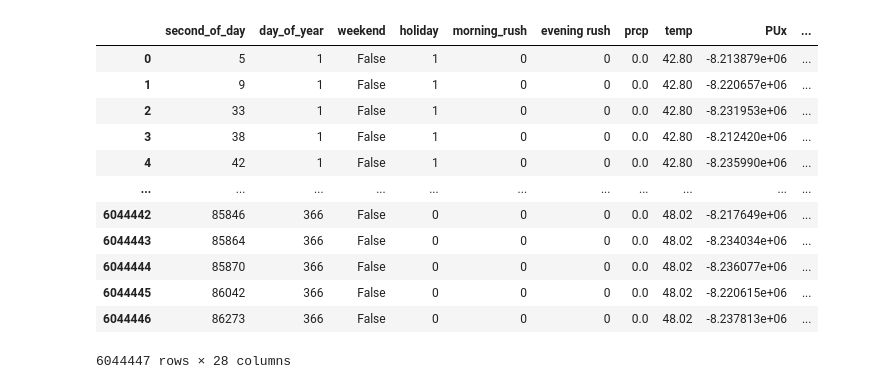
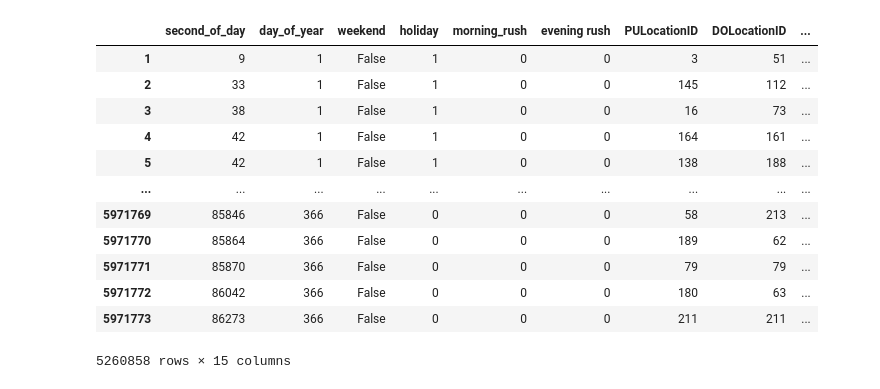
Before and after one commit to Krinnik/ny_ride_fair_optimization, a Jupyter notebook: nik_folder/nik_model_2_test.ipynb, the cells around one changed output. Saved outputs shown, nothing was run; the diff lists cells and outputs as text; code cells hidden in the pictures.

```diff
--- a/nik_folder/nik_model_2_test.ipynb
+++ b/nik_folder/nik_model_2_test.ipynb
@@ -44,0 +99,25 @@ df
+# %%
+'''pickup_lat_col = 'PUy'
+pickup_lon_col = 'PUx'
+dropoff_lat_col = 'DOy'
+dropoff_lon_col = 'DOx'
+
+def calculate_geodesic_distance_vectorized(row):
+    pickup = (row[pickup_lat_col], row[pickup_lon_col])
+    dropoff = (row[dropoff_lat_col], row[dropoff_lon_col])
+    original_distance = row.get('distance')
+
+    try:
+        calculated_distance = geodesic(pickup, dropoff).miles
+        if pd.isna(calculated_distance):
+            return original_distance
+        else:
+            return round(calculated_distance, 2)
+    except (ValueError, TypeError):
+        return original_distance
+
+df['distance'] = df.apply(calculate_geodesic_distance_vectorized, axis=1)
+
+
+
+df'''
@@ -44,0 +138,2 @@ df
+# %%
+df.loc[df['airport'] > 0, 'airport'] = 2.50
@@ -44,0 +157,4 @@ df
+# %%
+df.loc[df['congestion'] > 0, 'congestion'] = 2.50
+df.loc[df['congestion'] > 2.50, 'congestion'] = 2.50
+df['congestion'].value_counts()
@@ -53,26 +173,21 @@ Index(['second_of_day', 'day_of_year', 'weekend', 'holiday', 'morning_rush',
       dtype='object')
-# %%
-df_2 = pd.read_parquet('Resources/model_df.parquet')
-
-df_2.columns = df_2.columns.str.replace("'", "")
-df_2.columns = df_2.columns.str.replace("(", "")
-df_2.columns = df_2.columns.str.replace(")", "")
-df_2.columns = df_2.columns.str.replace(",", "")
-
-df_2 = df_2.drop(['fare', 'total'],axis=1)
-
-df_2
-# %% [output]
-|  | second_of_day | day_of_year | weekend | holiday | morning_rush | evening rush | prcp | temp | PUx | ... |
-| 0 | 5 | 1 | False | 1 | 0 | 0 | 0.0 | 42.80 | -8.213879e+06 | ... |
-| 1 | 9 | 1 | False | 1 | 0 | 0 | 0.0 | 42.80 | -8.220657e+06 | ... |
-| 2 | 33 | 1 | False | 1 | 0 | 0 | 0.0 | 42.80 | -8.231953e+06 | ... |
-| 3 | 38 | 1 | False | 1 | 0 | 0 | 0.0 | 42.80 | -8.212420e+06 | ... |
-| 4 | 42 | 1 | False | 1 | 0 | 0 | 0.0 | 42.80 | -8.235990e+06 | ... |
-| ... | ... | ... | ... | ... | ... | ... | ... | ... | ... | ... |
-| 6044442 | 85846 | 366 | False | 0 | 0 | 0 | 0.0 | 48.02 | -8.217649e+06 | ... |
-| 6044443 | 85864 | 366 | False | 0 | 0 | 0 | 0.0 | 48.02 | -8.234034e+06 | ... |
-| 6044444 | 85870 | 366 | False | 0 | 0 | 0 | 0.0 | 48.02 | -8.236077e+06 | ... |
-| 6044445 | 86042 | 366 | False | 0 | 0 | 0 | 0.0 | 48.02 | -8.220615e+06 | ... |
-| 6044446 | 86273 | 366 | False | 0 | 0 | 0 | 0.0 | 48.02 | -8.237813e+06 | ... |
-6044447 rows × 28 columns
+# %%
+df_2 = df.copy()
+
+df_2 = df_2.drop(['fare', 'PUx', 'PUy', 'DOx', 'DOy', 'tolls', 'total'],axis=1)
+
+df_2
+# %% [output]
+|  | second_of_day | day_of_year | weekend | holiday | morning_rush | evening rush | PULocationID | DOLocationID | ... |
+| 1 | 9 | 1 | False | 1 | 0 | 0 | 3 | 51 | ... |
+| 2 | 33 | 1 | False | 1 | 0 | 0 | 145 | 112 | ... |
+| 3 | 38 | 1 | False | 1 | 0 | 0 | 16 | 73 | ... |
+| 4 | 42 | 1 | False | 1 | 0 | 0 | 164 | 161 | ... |
+| 5 | 42 | 1 | False | 1 | 0 | 0 | 138 | 188 | ... |
+| ... | ... | ... | ... | ... | ... | ... | ... | ... | ... |
+| 5971769 | 85846 | 366 | False | 0 | 0 | 0 | 58 | 213 | ... |
+| 5971770 | 85864 | 366 | False | 0 | 0 | 0 | 189 | 62 | ... |
+| 5971771 | 85870 | 366 | False | 0 | 0 | 0 | 79 | 79 | ... |
+| 5971772 | 86042 | 366 | False | 0 | 0 | 0 | 180 | 63 | ... |
+| 5971773 | 86273 | 366 | False | 0 | 0 | 0 | 211 | 211 | ... |
+5260858 rows × 15 columns
```
Also changed, not shown: parts of 52 cells of this notebook, 7 other files.
